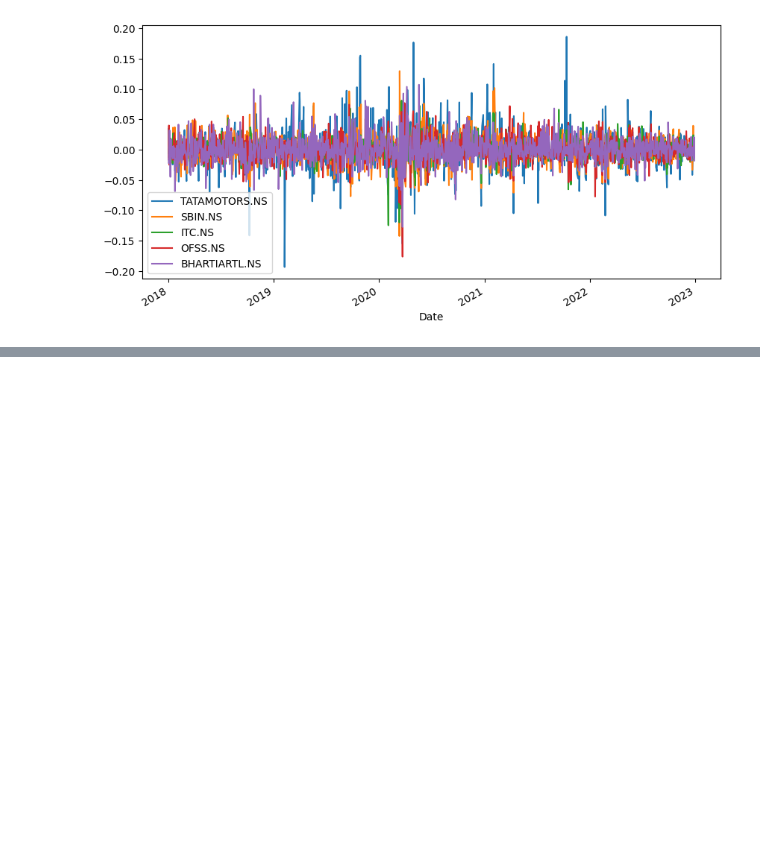
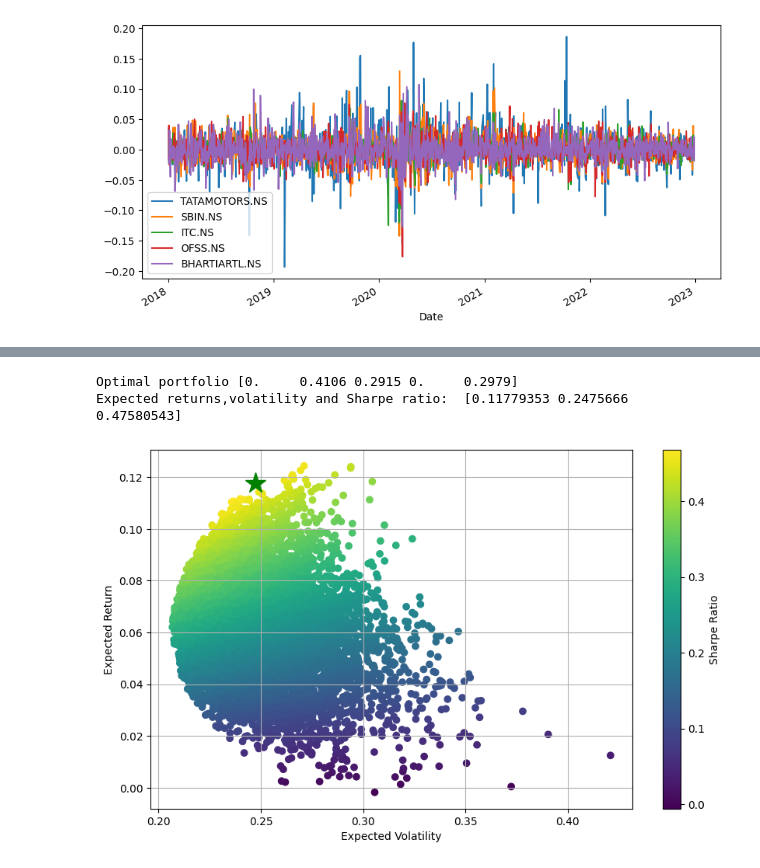
Before and after one commit to glen-s-abraham/quants-and-algorithmic-trading, a Jupyter notebook: quants/Markovitz-model.ipynb, the cells around one changed output, grey strips where cells are left out. Cells and saved outputs as stored; diff of their text form; code cells hidden in the pictures; blank space fills up the shorter version.

```diff
--- a/quants/Markovitz-model.ipynb
+++ b/quants/Markovitz-model.ipynb
@@ -34,0 +59,10 @@ def print_mean_variance_for_data(dataset,weights):
+# %%
+def plot_optimal_portfolio(opt, rets, portfolio_rets, portfolio_vols):
+    plt.figure(figsize=(10, 6))
+    plt.scatter(portfolio_vols, portfolio_rets, c=portfolio_rets / portfolio_vols, marker='o')
+    plt.grid(True)
+    plt.xlabel('Expected Volatility')
+    plt.ylabel('Expected Return')
+    plt.colorbar(label='Sharpe Ratio')
+    plt.plot(calculate_portfolios_stats(rets,opt['x'])[1], calculate_portfolios_stats(rets,opt['x'])[0], 'g*', markersize=20.0)
+    plt.show()
@@ -73,0 +138,11 @@ Portfolio Volatility: 0.25519776762479823
+# %%
+optimal_portfolio = optimize_portfolio(log_daily_returns,weights,len(stocks))
+# %%
+print_optimal_portfolio(log_daily_returns,optimal_portfolio)
+# %% [output]
+Optimal portfolio [0.     0.4106 0.2915 0.     0.2979]
+Expected returns,volatility and Sharpe ratio:  [0.11779353 0.2475666  0.47580543]
+# %%
+plot_optimal_portfolio(optimal_portfolio,log_daily_returns,means,risks)
+# %% [output]
+[figure, added]
```
Also changed, not shown: parts of 11 cells of this notebook, 3 other files.
